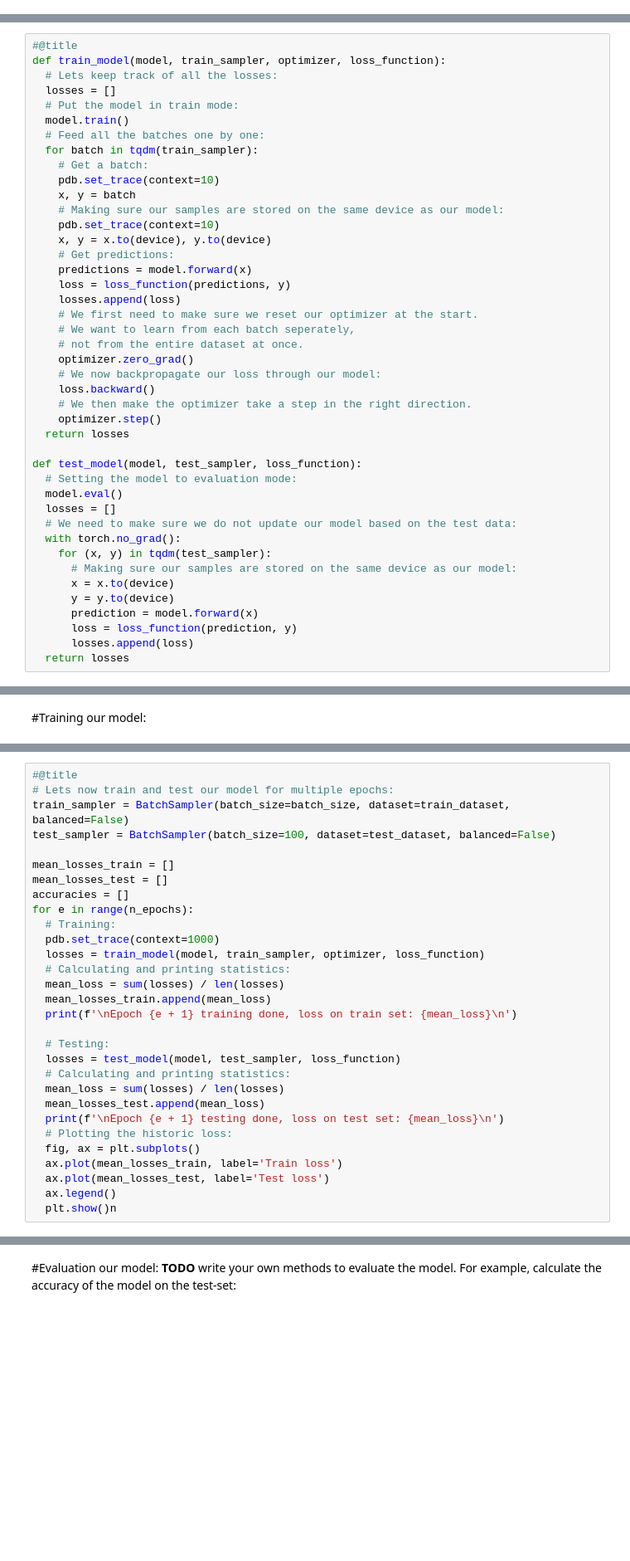
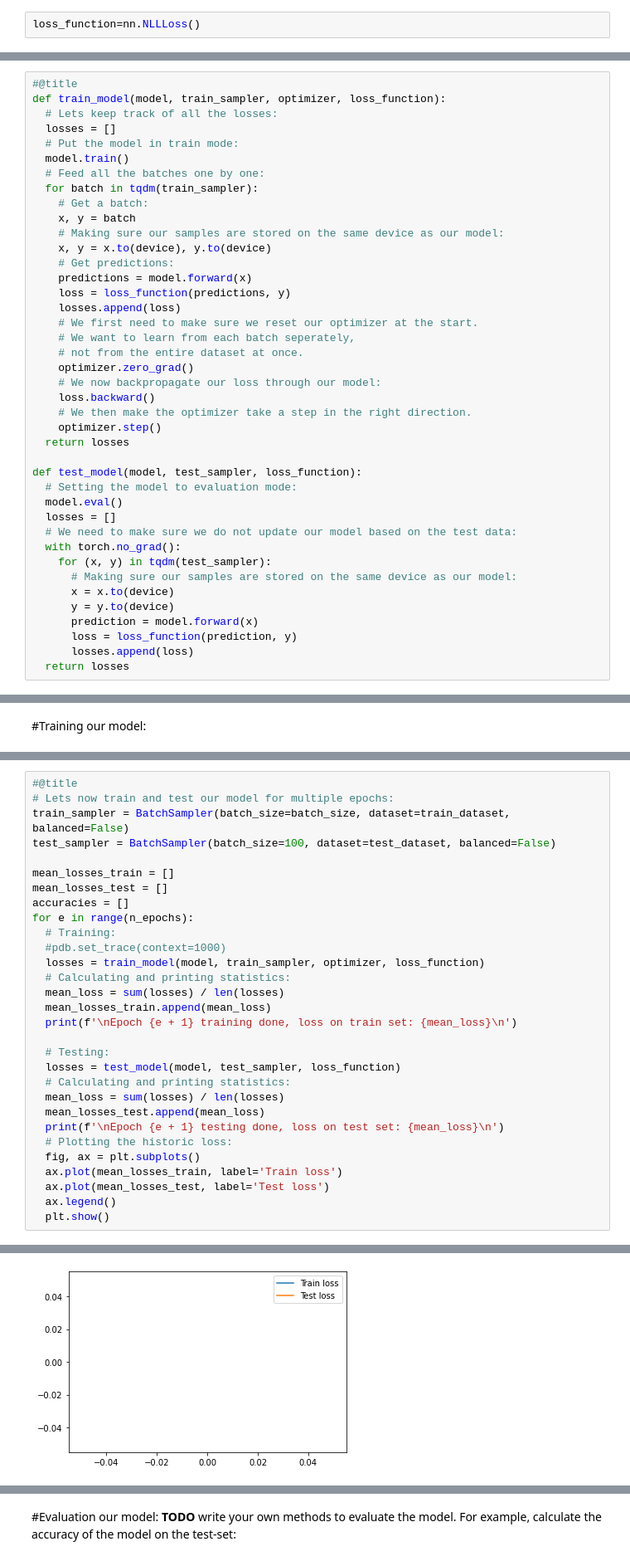
Before and after one commit to AdminMas7er/JBG040-DC1-Group-14, a Jupyter notebook: Data_Challenge_1_Group_14.ipynb, the cells around one changed output, grey strips where cells are left out. Shown: that part at 83% size. Cells and saved outputs as stored; diff of their text form; blank space fills up the shorter version.

```diff
--- a/Data_Challenge_1_Group_14.ipynb
+++ b/Data_Challenge_1_Group_14.ipynb
@@ -240,3 +240,5 @@ loss_function = nn.CrossEntropyLoss()
+# %%
+loss_function=nn.NLLLoss()
 # %% [markdown]
 #Moving model to CUDA, verifying model structure and printing a summary:
 # %%
@@ -296,10 +296,8 @@ def train_model(model, train_sampler, optimizer, loss_function):
   # Feed all the batches one by one:
   for batch in tqdm(train_sampler):
     # Get a batch:
-    pdb.set_trace(context=10)
     x, y = batch
     # Making sure our samples are stored on the same device as our model:
-    pdb.set_trace(context=10)
     x, y = x.to(device), y.to(device)
     # Get predictions:
     predictions = model.forward(x)
@@ -345,7 +394,7 @@ mean_losses_test = []
 accuracies = []
 for e in range(n_epochs):
   # Training:
-  pdb.set_trace(context=1000)
+  #pdb.set_trace(context=1000)
   losses = train_model(model, train_sampler, optimizer, loss_function)
   # Calculating and printing statistics:
   mean_loss = sum(losses) / len(losses)
@@ -363,5 +412,5 @@ for e in range(n_epochs):
   ax.plot(mean_losses_train, label='Train loss')
   ax.plot(mean_losses_test, label='Test loss')
   ax.legend()
-  plt.show()n
+  plt.show()
 # %% [output]
@@ -401,0 +419 @@ ipdb> q
+[figure, added]
```
Also changed, not shown: parts of 11 cells of this notebook.
